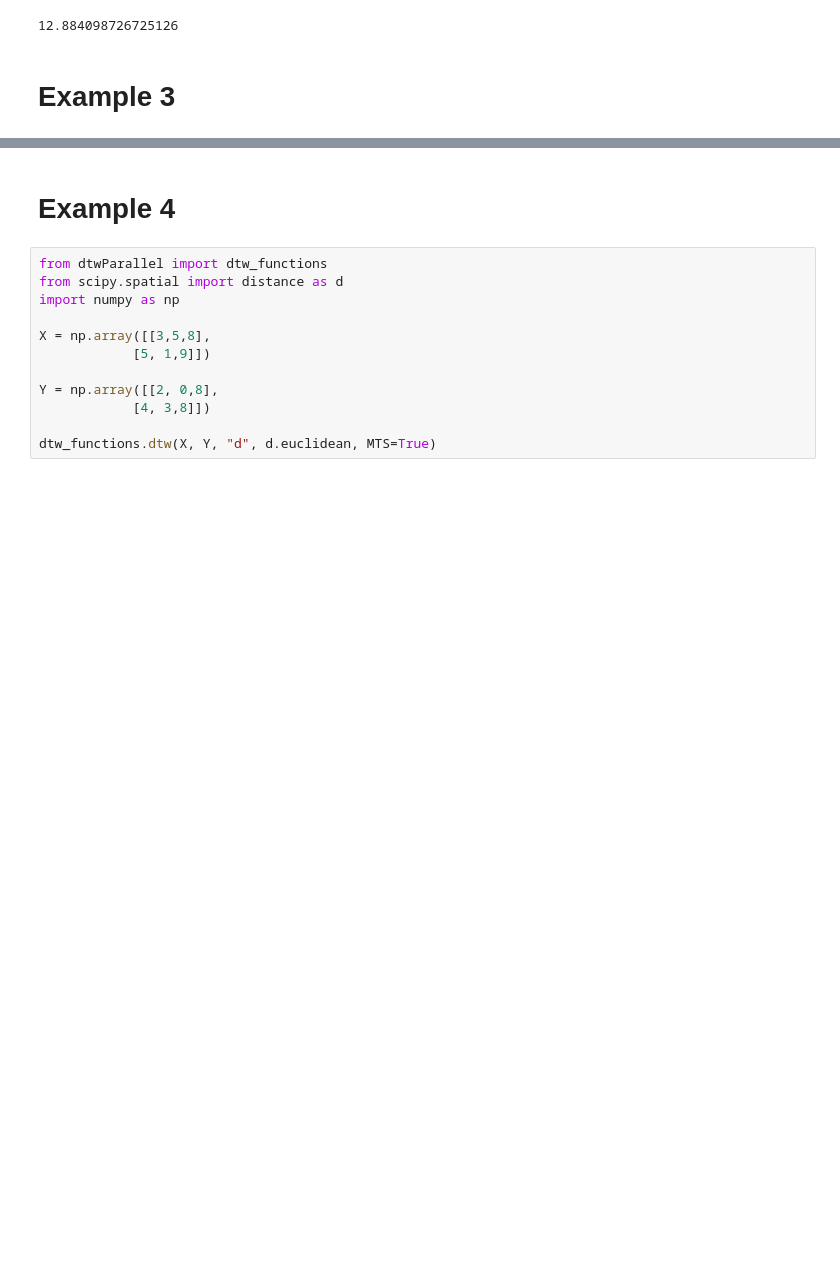
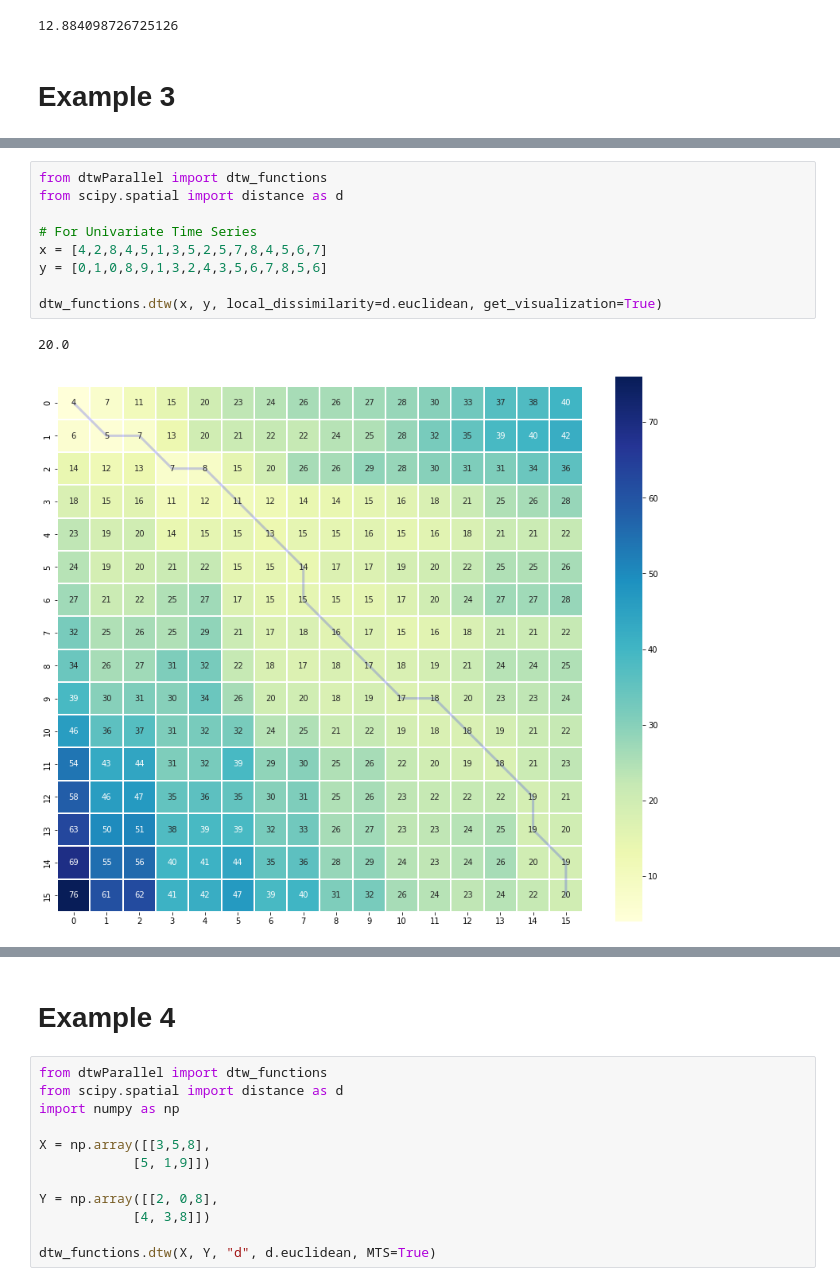
Before and after one commit to oscarescuderoarnanz/dtwParallel, a Jupyter notebook: exampleData/CodeExamples_new/E1_SyntheticData/Examples.ipynb, the cells around one changed output, grey strips where cells are left out. Cells and saved outputs as stored; diff of their text form; blank space fills up the shorter version.

Commit message:
Solve error visualization

```diff
--- a/exampleData/CodeExamples_new/E1_SyntheticData/Examples.ipynb
+++ b/exampleData/CodeExamples_new/E1_SyntheticData/Examples.ipynb
@@ -118,0 +108,12 @@ dtw_functions.dtw(x, y, local_dissimilarity=d.euclidean, get_visualization=True)
+# %%
+from dtwParallel import dtw_functions
+from scipy.spatial import distance as d
+
+# For Univariate Time Series
+x = [4,2,8,4,5,1,3,5,2,5,7,8,4,5,6,7]
+y = [0,1,0,8,9,1,3,2,4,3,5,6,7,8,5,6]
+
+dtw_functions.dtw(x, y, local_dissimilarity=d.euclidean, get_visualization=True)
+# %% [output]
+20.0
+[figure, added]
```
Also changed, not shown: parts of 7 cells of this notebook, 12 other files.
